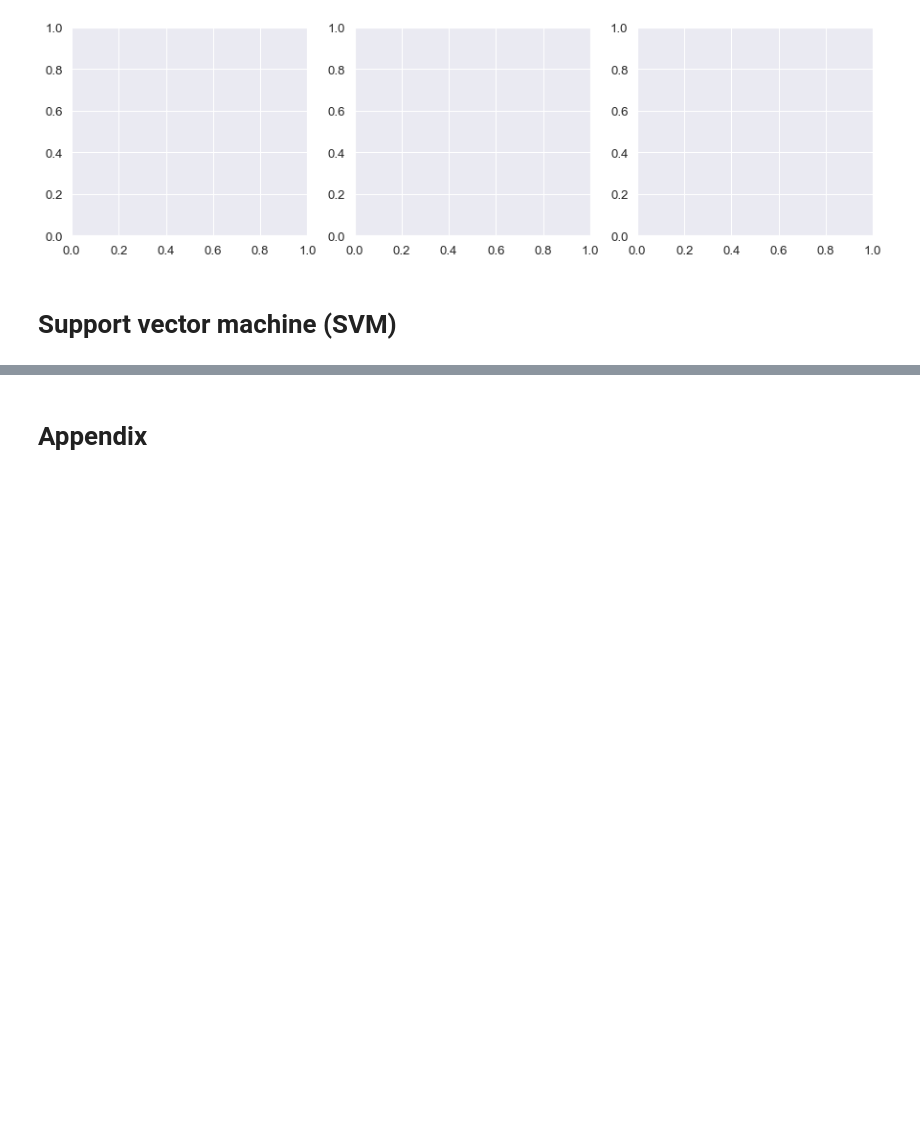
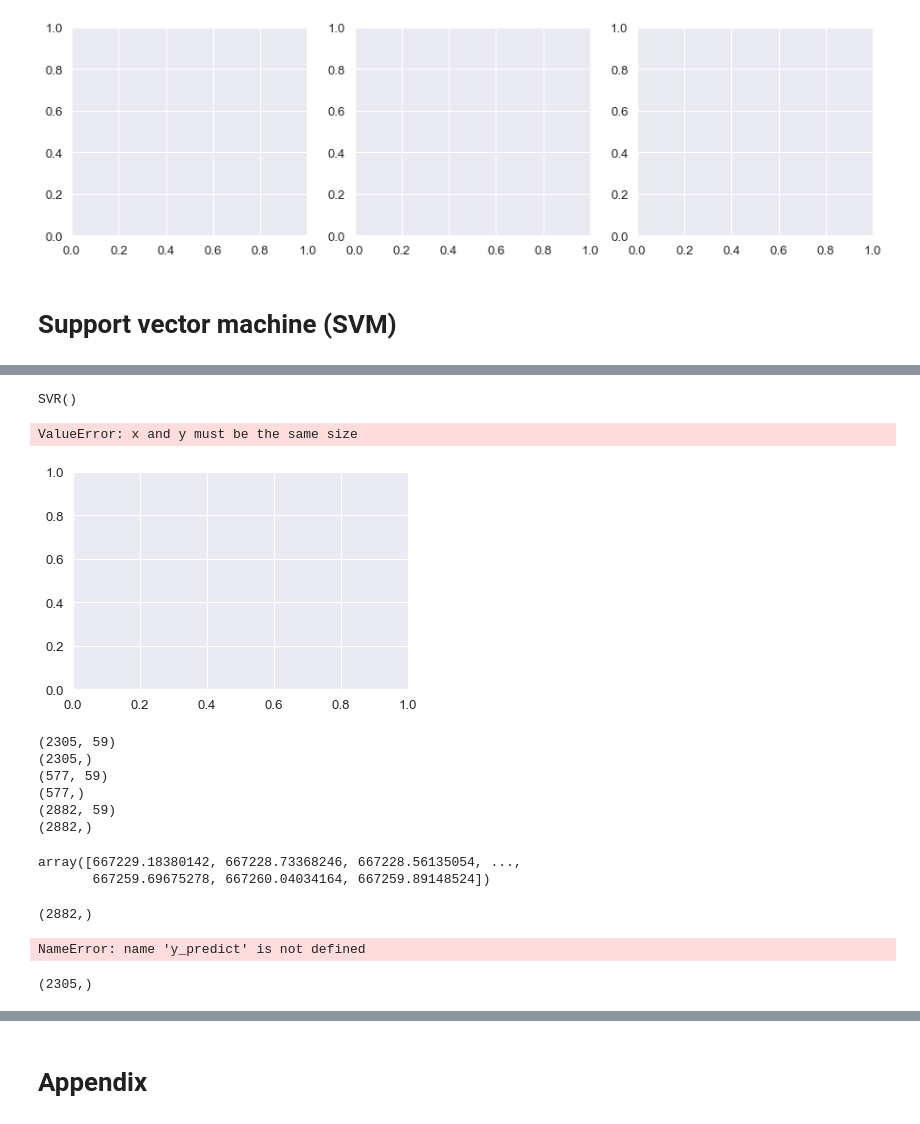
Before and after one commit to Shaun7559/CA2-Semester-1-SS, a Jupyter notebook: Report/Shaun_Smith_CA2_MSc_Data_Analytics.ipynb, the cells around one changed output, grey strips where cells are left out. Saved outputs shown, nothing was run; the diff lists cells and outputs as text; code cells hidden in the pictures; blank space fills up the shorter version.

```diff
--- a/Report/Shaun_Smith_CA2_MSc_Data_Analytics.ipynb
+++ b/Report/Shaun_Smith_CA2_MSc_Data_Analytics.ipynb
@@ -2266,0 +2313,4 @@ ValueError: Incompatible dimension for X and Y matrices: X.shape[1] == 1 while Y
+# %%
+# Here I reshape y from a 1-D array to a 2D array.
+
+y = y.array.reshape(-1, 1)
@@ -2267,18 +2337,6 @@ ValueError: Incompatible dimension for X and Y matrices: X.shape[1] == 1 while Y
 # %%
-from sklearn.svm import SVR
+from sklearn.preprocessing import StandardScaler
 
-
-
-
-
->>> from sklearn.pipeline import make_pipeline
->>> from sklearn.preprocessing import StandardScaler
->>> import numpy as np
->>> n_samples, n_features = 10, 5
->>> rng = np.random.RandomState(0)
->>> y = rng.randn(n_samples)
->>> X = rng.randn(n_samples, n_features)
->>> regr = make_pipeline(StandardScaler(), SVR(C=1.0, epsilon=0.2))
->>> regr.fit(X, y)
-Pipeline(steps=[('standardscaler', StandardScaler()),
-                ('svr', SVR(epsilon=0.2))])
+# X is all categoricals, so I don't need to scale them, only y
+sc_y = StandardScaler(y)
+y = sc_y.fit_transform(y)
@@ -2284,0 +2361,48 @@ Pipeline(steps=[('standardscaler', StandardScaler()),
+# %%
+from sklearn.svm import SVR
+
+regressor = SVR(kernel = 'rbf')
+regressor.fit(X, y)
+# %% [output]
+SVR()
+# %%
+plt.scatter(X, y, color = 'red')
+plt.plot(X, regressor.predict(X), color = 'blue')
+plt.title('Truth or Bluff (Support Vector Regression)')
+plt.xlabel('')
+plt.ylabel('Value')
+plt.show()
+# %% [output]
+ValueError: x and y must be the same size
+[figure, added]
+# %%
+print(X_train.shape)
+print(y_train.shape)
+print(X_test.shape)
+print(y_test.shape)
+print(X.shape)
+print(y.shape)
+# %% [output]
+(2305, 59)
+(2305,)
+(577, 59)
+(577,)
+(2882, 59)
+(2882,)
+# %%
+regressor.predict(X)
+# %% [output]
+array([667229.18380142, 667228.73368246, 667228.56135054, ...,
+       667259.69675278, 667260.04034164, 667259.89148524])
+# %%
+regressor.predict(X).shape
+# %% [output]
+(2882,)
+# %%
+y_pred.shape
+# %% [output]
+NameError: name 'y_predict' is not defined
+# %%
+y_train.shape
+# %% [output]
+(2305,)
```
Also changed, not shown: parts of 10 cells of this notebook.
